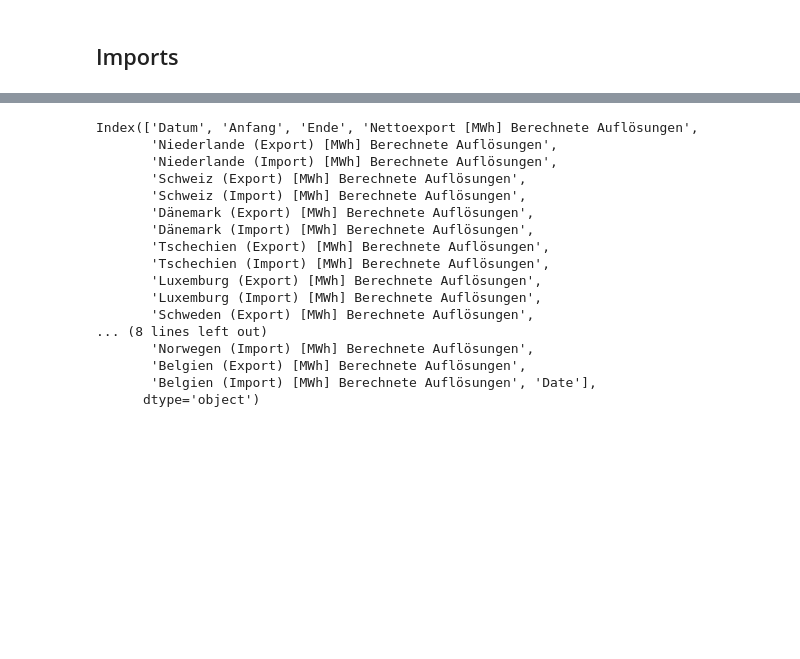
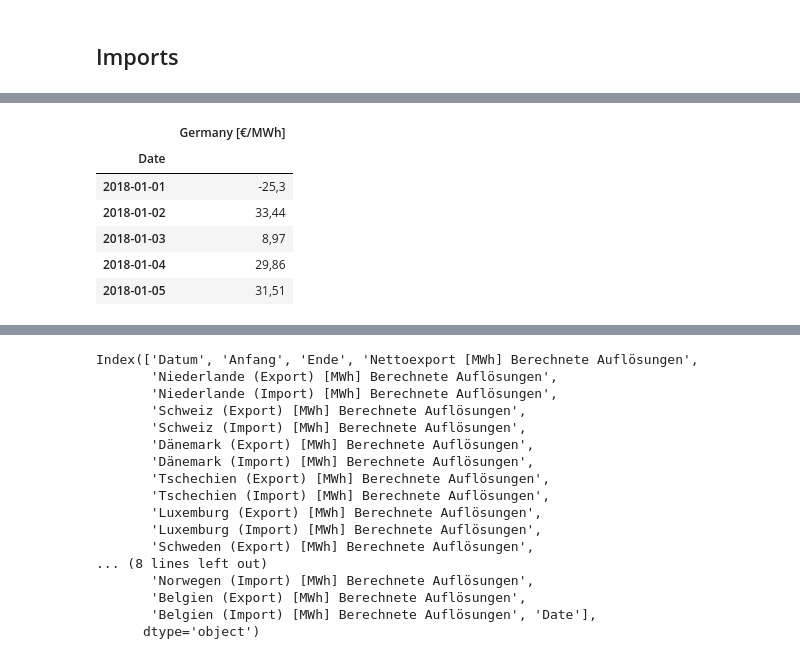
Before and after one commit to Arassc/energy-analysis-and-predictions, a Jupyter notebook: notebooks/load_data_test.ipynb, the cells around one changed output, grey strips where cells are left out. Cells and saved outputs as stored; diff of their text form; code cells hidden in the pictures; blank space fills up the shorter version.

```diff
--- a/notebooks/load_data_test.ipynb
+++ b/notebooks/load_data_test.ipynb
@@ -153,0 +145,10 @@ plt.xticks([])
+# %%
+final_df.head()
+# %% [output]
+|  | Germany [€/MWh] |
+| Date |  |
+| 2018-01-01 | -25,3 |
+| 2018-01-02 | 33,44 |
+| 2018-01-03 | 8,97 |
+| 2018-01-04 | 29,86 |
+| 2018-01-05 | 31,51 |
```
Also changed, not shown: parts of 37 cells of this notebook, 14 other files.
